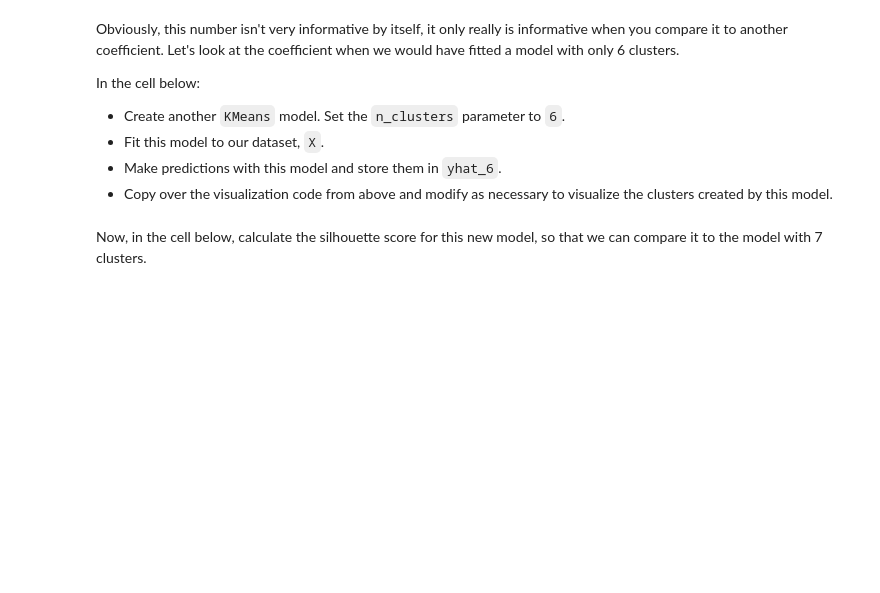
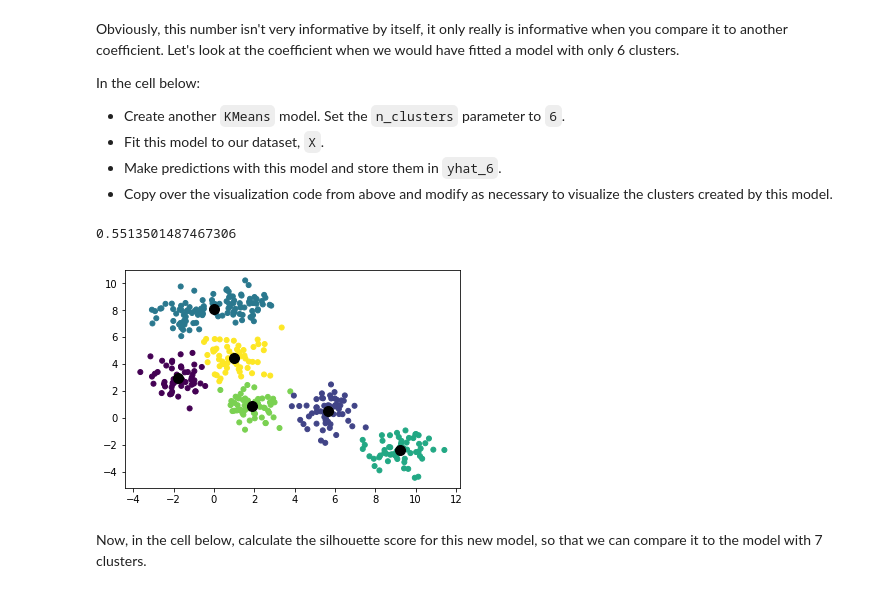
Before and after one commit to Pietrassyk/ds-k-means-clustering-lab-nyc-ds-career-042219, a Jupyter notebook: index.ipynb, the cells around one changed output. Drawn from its saved outputs; the diff is of its cells as text; code cells hidden in the pictures; blank space fills up the shorter version.

```diff
--- a/index.ipynb
+++ b/index.ipynb
@@ -126,11 +126,15 @@ def visualize(X,y,k_means):
 # %%
 k_means_6 = KMeans(n_clusters=6)
 #k_means_6.fit(X)
 # Don't forget to fit this model, too!
 
 #yhat_6 = k_means_6.predict(X)
 
 # Import and modify the visualization code below this line!
+visualize(X,y,k_means_6)
+# %% [output]
+0.5513501487467306
+[figure, added]
 # %% [markdown]
 Now, in the cell below, calculate the silhouette score for this new model, so that we can compare it to the model with 7 clusters.
 # %%
```
